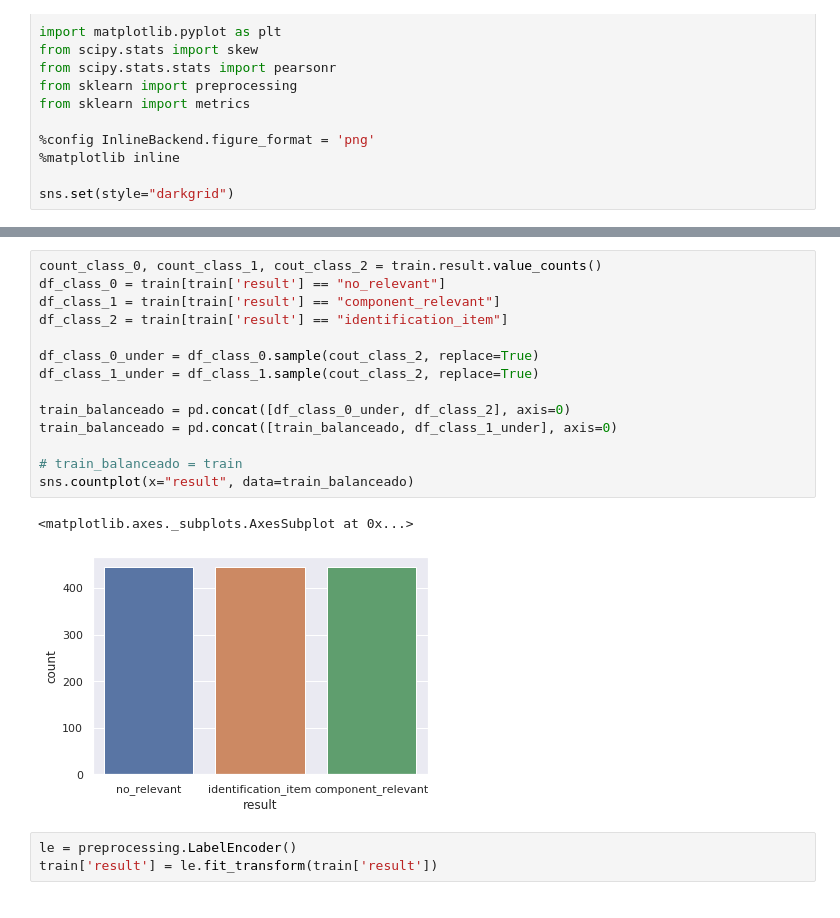
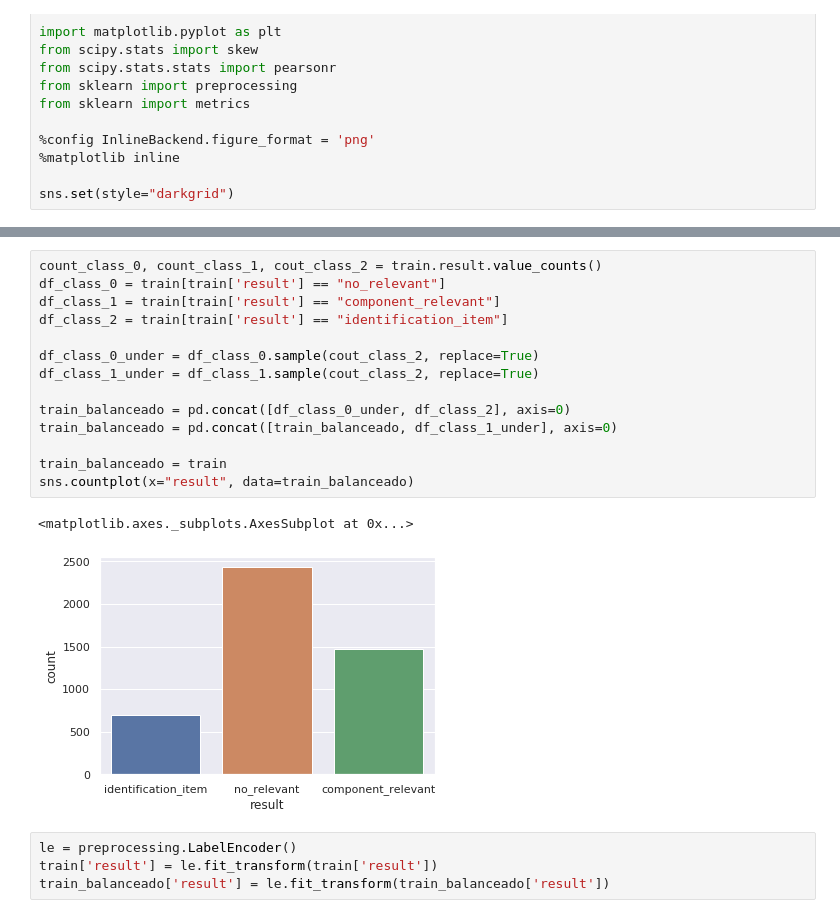
Before and after one commit to joserafael97/auditor-crawler, a Jupyter notebook: notbook/Untitled.ipynb, the cells around one changed output, grey strips where cells are left out. Saved outputs shown, nothing was run; the diff lists cells and outputs as text.

```diff
--- a/notbook/Untitled.ipynb
+++ b/notbook/Untitled.ipynb
@@ -41,23 +40,24 @@ sns.countplot(x="result", data=train)
 # %%
 count_class_0, count_class_1, cout_class_2 = train.result.value_counts()
 df_class_0 = train[train['result'] == "no_relevant"]
 df_class_1 = train[train['result'] == "component_relevant"]
 df_class_2 = train[train['result'] == "identification_item"]
 
 df_class_0_under = df_class_0.sample(cout_class_2, replace=True)
 df_class_1_under = df_class_1.sample(cout_class_2, replace=True)
 
 train_balanceado = pd.concat([df_class_0_under, df_class_2], axis=0)
 train_balanceado = pd.concat([train_balanceado, df_class_1_under], axis=0)
 
-# train_balanceado = train
+train_balanceado = train
 sns.countplot(x="result", data=train_balanceado)
 # %% [output]
 <matplotlib.axes._subplots.AxesSubplot at 0x...>
-[figure, old version]
+[figure, new version]
 # %%
 le = preprocessing.LabelEncoder()
 train['result'] = le.fit_transform(train['result'])
+train_balanceado['result'] = le.fit_transform(train_balanceado['result'])
 # %%
 #Import Gaussian Naive Bayes model
 from sklearn.naive_bayes import MultinomialNB
```
Also changed, not shown: parts of 5 cells of this notebook, 16 other files.
